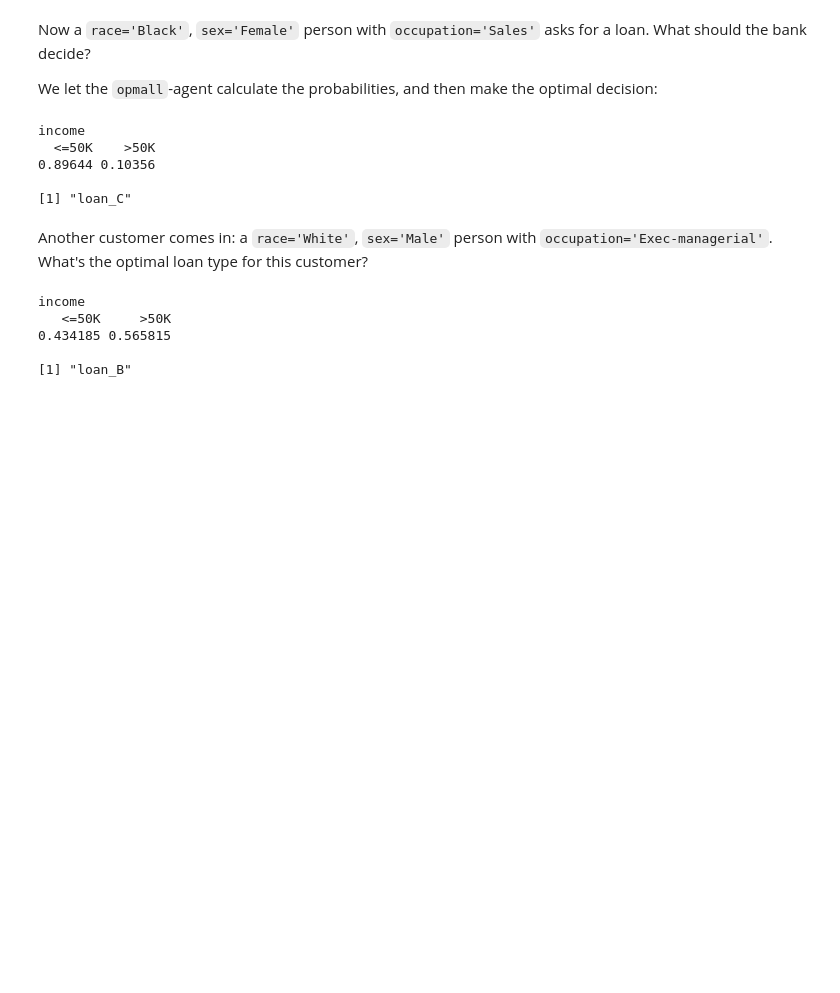
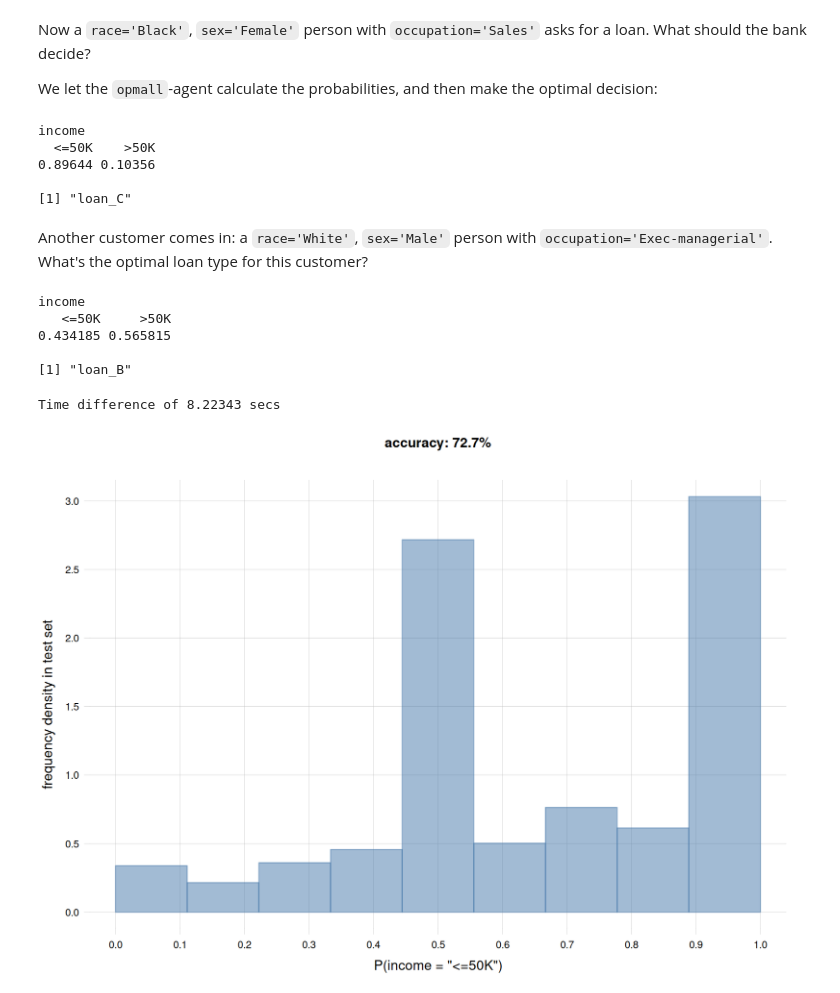
Before and after one commit to pglpm/ADA511, a Jupyter notebook: code/OPM-nominal/opm_adultincome_example.ipynb, the cells around one changed output. Drawn from its saved outputs; the diff is of its cells as text; code cells hidden in the pictures; blank space fills up the shorter version.

```diff
--- a/code/OPM-nominal/opm_adultincome_example.ipynb
+++ b/code/OPM-nominal/opm_adultincome_example.ipynb
@@ -427,3 +427,36 @@ income
 0.434185 0.565815
 
 [1] "loan_B"
+# %%
+testdata <- fread('test-income_data_example.csv', header=TRUE) # read test data
+ntest <- nrow(testdata) # number of test data
+
+testprobs <- numeric(ntest) # prepare vector of probabilities
+testhits <- numeric(ntest) # prepare vector of hits
+
+stopwatch <- Sys.time() # record time
+
+for(i in 1:ntest){
+    ## calculate probabilities given all variates except 'income'
+    probs <- infer(agent=opmall, predictor=testdata[i, !'income'])
+
+    ## store the probability for <=50K
+    testprobs[i] <- probs['<=50K']
+
+    ## decide on one value, check if decision == true_value, and store result
+    chosenvalue <- decide(probs=probs)
+
+    testhits[i] <- (chosenvalue == testdata[i, 'income'])
+}
+
+print(Sys.time() - stopwatch) # print computation time
+
+
+## Histogram and average
+thist(testprobs, n=seq(0,1,length.out=10), plot=TRUE,
+      xlab='P(income = "<=50K")',
+      ylab='frequency density in test set',
+      main=paste0('accuracy: ', round(100*mean(testhits), 1), '%'))
+# %% [output]
+Time difference of 8.22343 secs
+[figure, added]
```
